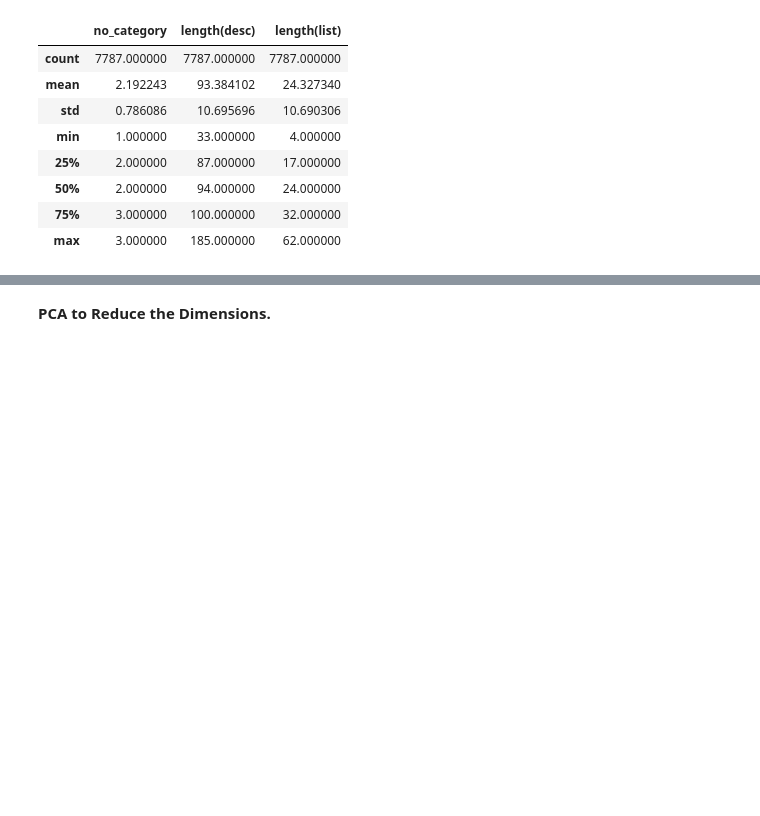
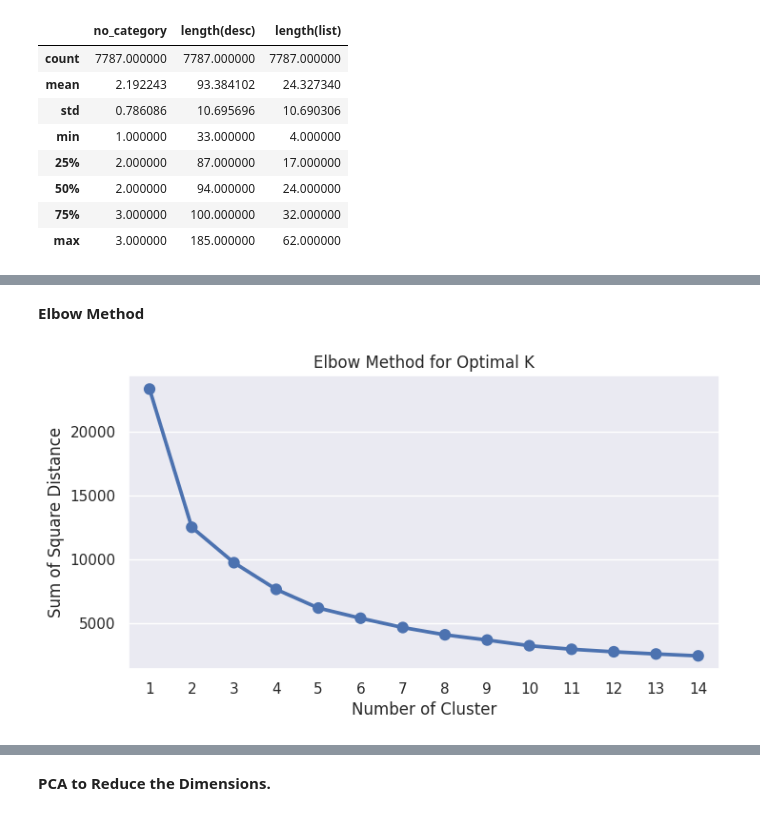
Before and after one commit to pratikjori20/Netflix-movies-TV-Shows-Clustring-ML-unsupervised, a Jupyter notebook: individual_notebook_capstone_4.ipynb, the cells around one changed output, grey strips where cells are left out. Drawn from its saved outputs; the diff is of its cells as text; code cells hidden in the pictures; blank space fills up the shorter version.

```diff
--- a/individual_notebook_capstone_4.ipynb
+++ b/individual_notebook_capstone_4.ipynb
@@ -955,0 +983,17 @@ TypeError: ignored
+# %% [markdown]
+<B> Elbow Method
+# %%
+sum_sq_dist = {}
+for k in range(1,15):
+  Kmean = KMeans(n_clusters=k, init='k-means++', max_iter=1000)
+  Kmean = Kmean.fit(X)
+  sum_sq_dist[k] = Kmean.inertia_
+
+
+sns.pointplot(x=list(sum_sq_dist.keys()), y=list(sum_sq_dist.values()))
+plt.xlabel('Number of Cluster')
+plt.ylabel('Sum of Square Distance')
+plt.title('Elbow Method for Optimal K')
+plt.show()
+# %% [output]
+[figure, added]
```
Also changed, not shown: parts of 12 cells of this notebook.
